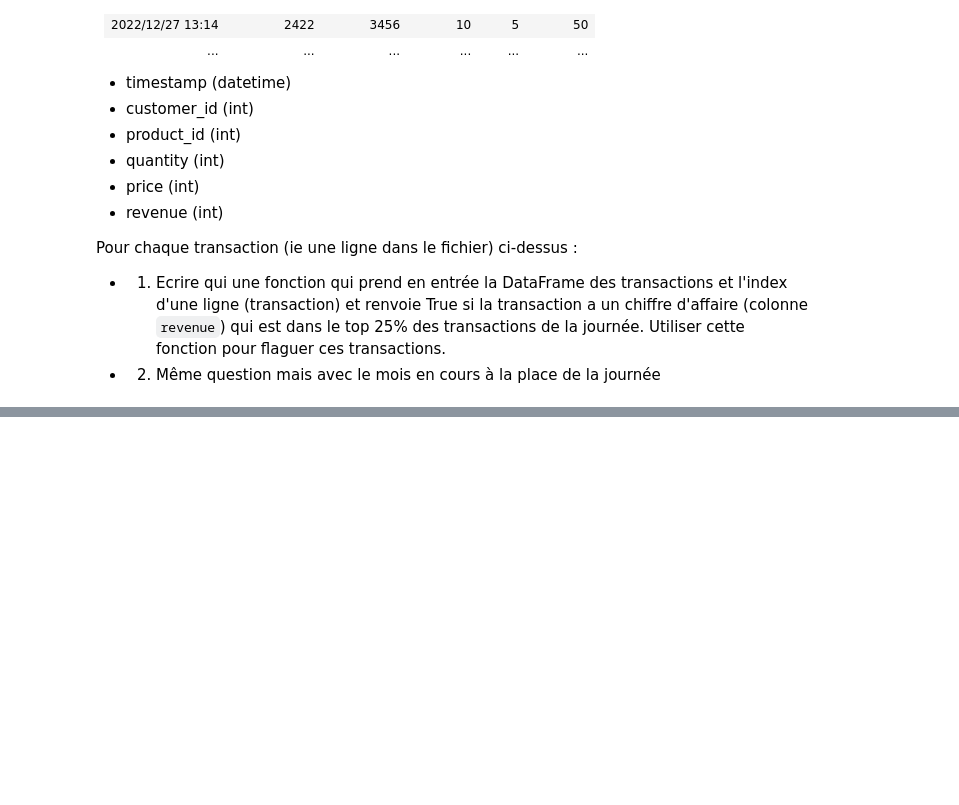
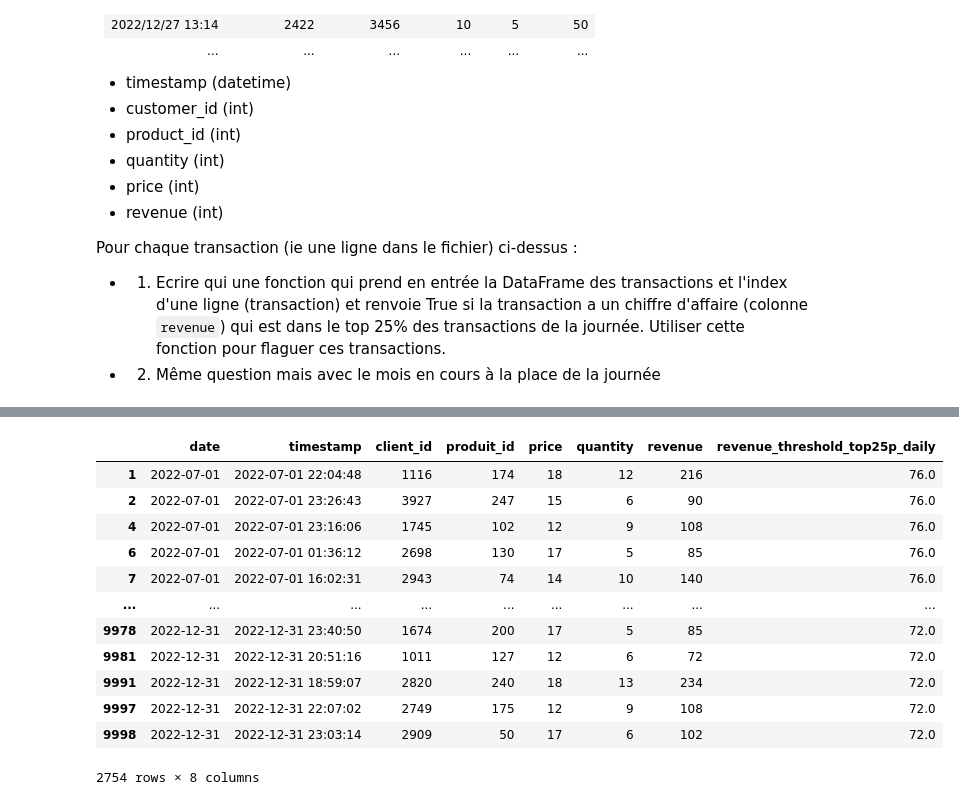
Before and after one commit to Selimmmm/data-science-1-public, a Jupyter notebook: tps/1_b_premier_pas_avec_pandas.ipynb, the cells around one changed output, grey strips where cells are left out. Drawn from its saved outputs; the diff is of its cells as text; code cells hidden in the pictures; blank space fills up the shorter version.

```diff
--- a/tps/1_b_premier_pas_avec_pandas.ipynb
+++ b/tps/1_b_premier_pas_avec_pandas.ipynb
@@ -532,0 +577,15 @@ Pour chaque transaction (ie une ligne dans le fichier) ci-dessus :
+# %%
+df["revenue"] = df["price"] * df["quantity"]
+df["date"] = df.timestamp.dt.date # df.timestamp.map(lambda d: d.date)
+
+threshold_top25p_per_date = df.groupby("date").revenue.agg(lambda serie: np.percentile(serie, 75))
+threshold_top25p_per_date.hist()
+
+df = df.sort_values("date").set_index("date").join(
+    threshold_top25p_per_date.to_frame(), # transforme la série en DataFrame
+    rsuffix='_threshold_top25p_daily' # suffixe sur la DataFrame de droite
+)
+df = df.reset_index()
+# On filtre les transactions dont le CA
+# est supérieur au seuil du top25% des transactions de la journée
+df = df[df.revenue >= df.revenue_threshold_top25p_daily]
@@ -532,0 +596,16 @@ Pour chaque transaction (ie une ligne dans le fichier) ci-dessus :
+# %%
+df
+# %% [output]
+|  | date | timestamp | client_id | produit_id | price | quantity | revenue | revenue_threshold_top25p_daily |
+| 1 | 2022-07-01 | 2022-07-01 22:04:48 | 1116 | 174 | 18 | 12 | 216 | 76.0 |
+| 2 | 2022-07-01 | 2022-07-01 23:26:43 | 3927 | 247 | 15 | 6 | 90 | 76.0 |
+| 4 | 2022-07-01 | 2022-07-01 23:16:06 | 1745 | 102 | 12 | 9 | 108 | 76.0 |
+| 6 | 2022-07-01 | 2022-07-01 01:36:12 | 2698 | 130 | 17 | 5 | 85 | 76.0 |
+| 7 | 2022-07-01 | 2022-07-01 16:02:31 | 2943 | 74 | 14 | 10 | 140 | 76.0 |
+| ... | ... | ... | ... | ... | ... | ... | ... | ... |
+| 9978 | 2022-12-31 | 2022-12-31 23:40:50 | 1674 | 200 | 17 | 5 | 85 | 72.0 |
+| 9981 | 2022-12-31 | 2022-12-31 20:51:16 | 1011 | 127 | 12 | 6 | 72 | 72.0 |
+| 9991 | 2022-12-31 | 2022-12-31 18:59:07 | 2820 | 240 | 18 | 13 | 234 | 72.0 |
+| 9997 | 2022-12-31 | 2022-12-31 22:07:02 | 2749 | 175 | 12 | 9 | 108 | 72.0 |
+| 9998 | 2022-12-31 | 2022-12-31 23:03:14 | 2909 | 50 | 17 | 6 | 102 | 72.0 |
+2754 rows × 8 columns
```
Also changed, not shown: parts of 8 cells of this notebook, 1 other file.
